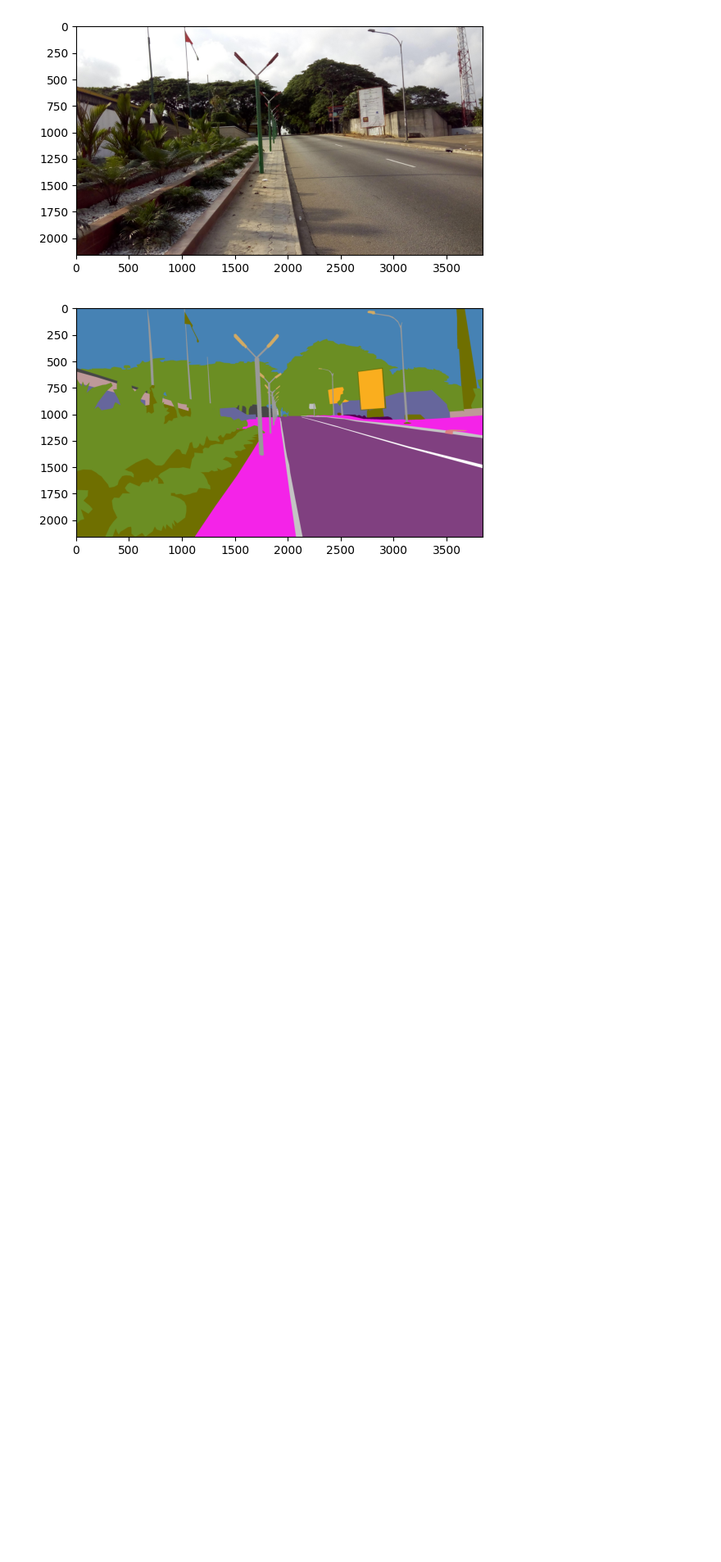
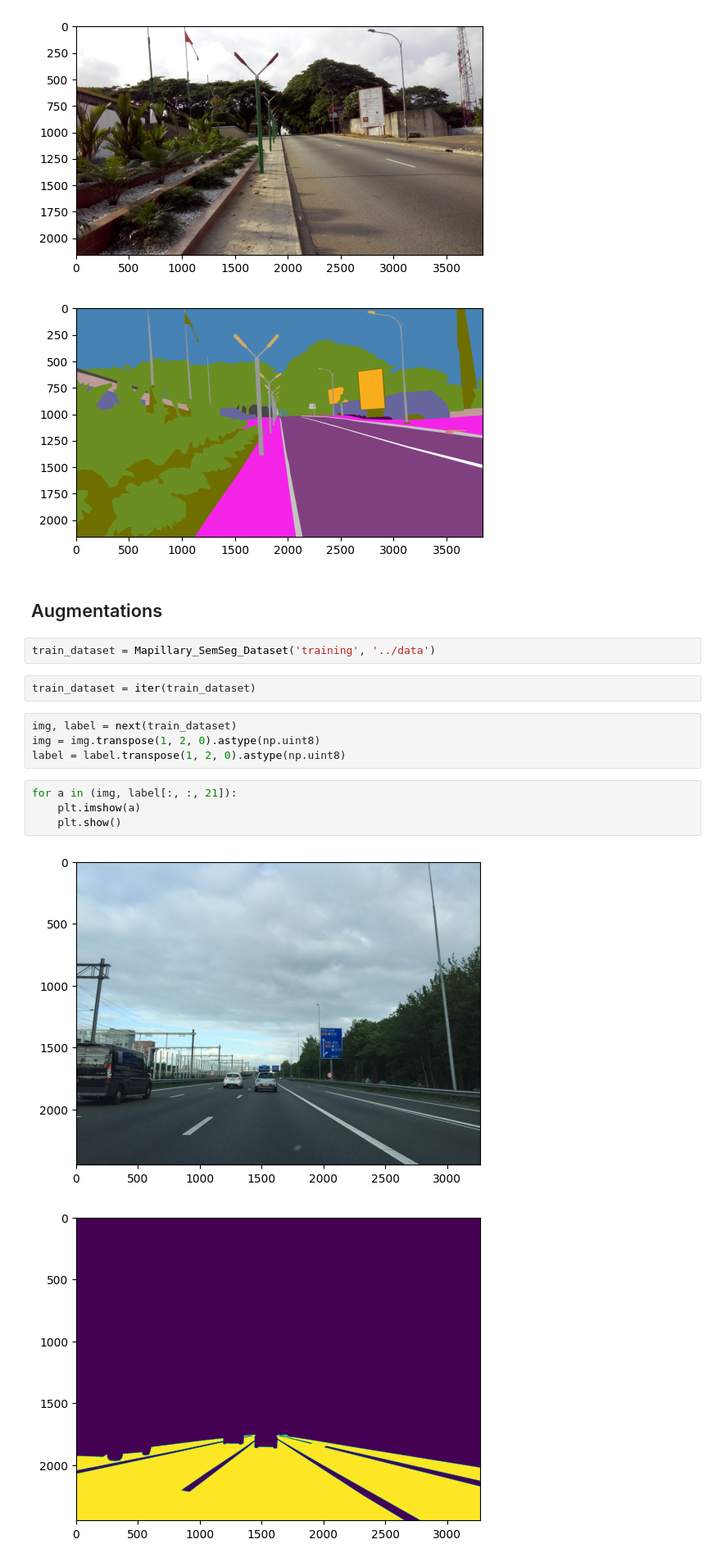
Before and after one commit to ObinnaUzoh/mapillary-semantic-segmentation, a Jupyter notebook: notebooks/visualize.ipynb, the cells around one changed output. Shown at 82% size. Saved outputs shown, nothing was run; the diff lists cells and outputs as text; blank space fills up the shorter version.

Commit message:
WIP: augmentations

```diff
--- a/notebooks/visualize.ipynb
+++ b/notebooks/visualize.ipynb
@@ -85,3 +89,20 @@ plot_img_label(os.path.splitext(image_fn)[0])
 124
 [figure]
 [figure]
+# %% [markdown]
+## Augmentations
+# %%
+train_dataset = Mapillary_SemSeg_Dataset('training', '../data')
+# %%
+train_dataset = iter(train_dataset)
+# %%
+img, label = next(train_dataset)
+img = img.transpose(1, 2, 0).astype(np.uint8)
+label = label.transpose(1, 2, 0).astype(np.uint8)
+# %%
+for a in (img, label[:, :, 21]):
+    plt.imshow(a)
+    plt.show()
+# %% [output]
+[figure, added]
+[figure, added]
```
Also changed, not shown: parts of 6 cells of this notebook, 2 other files.
